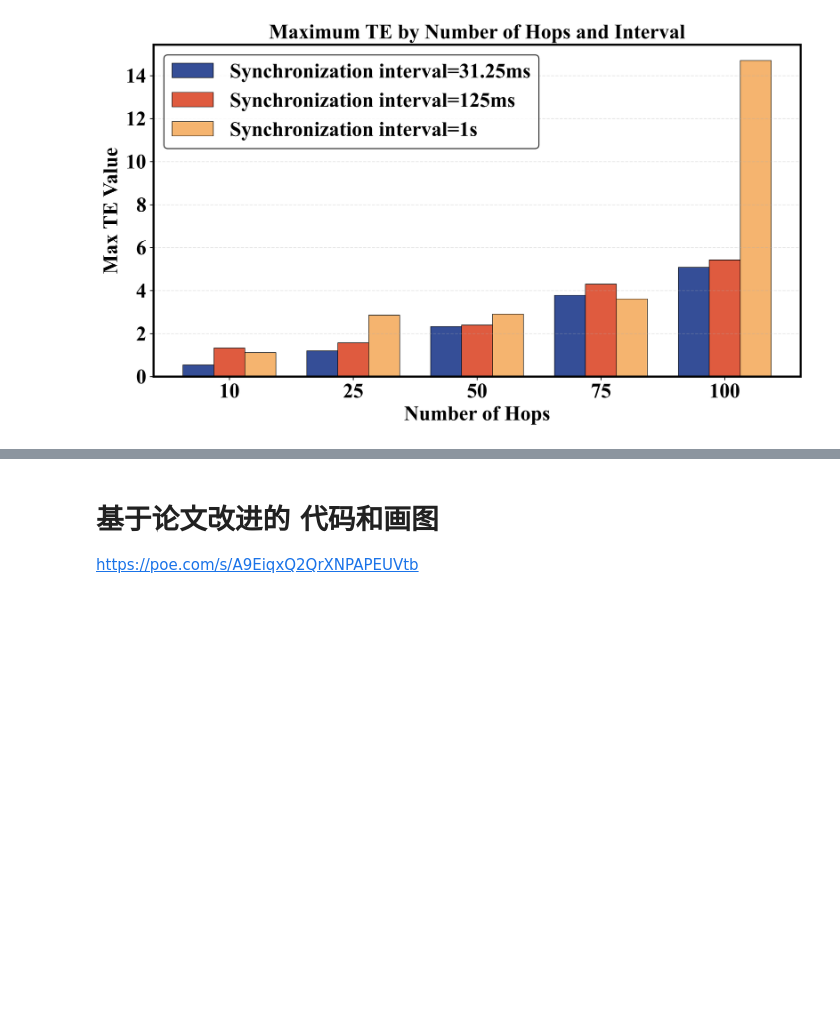
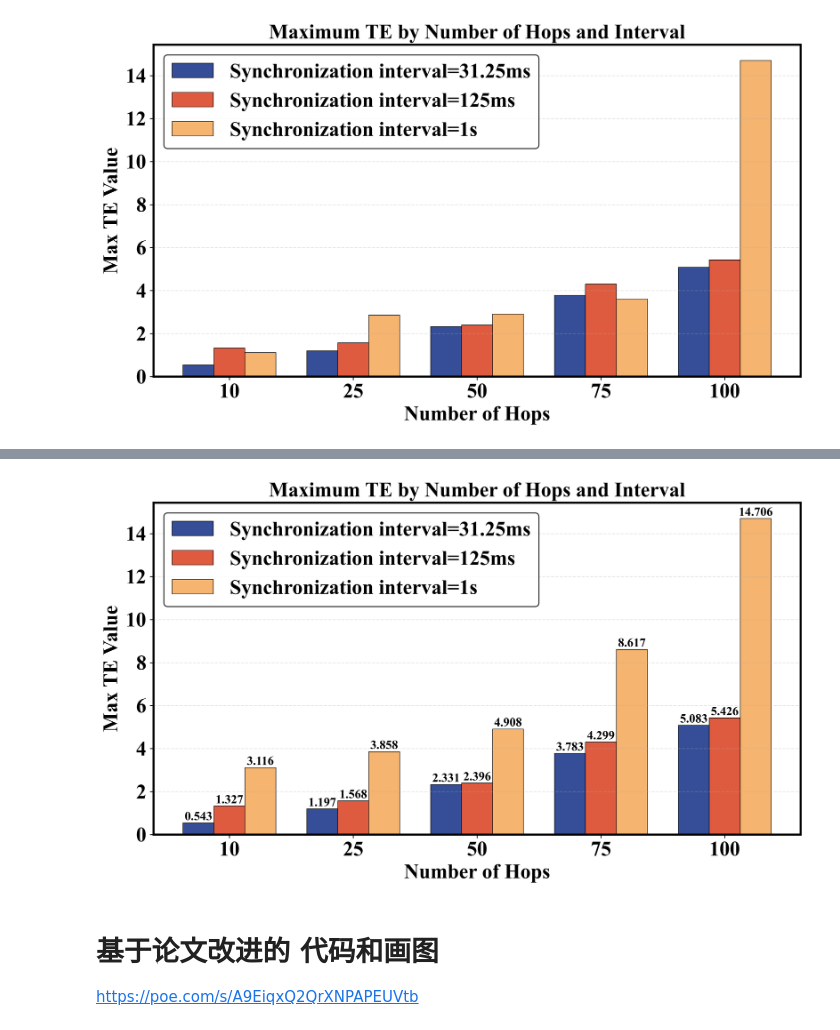
Before and after one commit to mag1cfox/pj_gptp_simulation, a Jupyter notebook: FIG_MaxTE/Fig_MaxTE_20250413.ipynb, the cells around one changed output, grey strips where cells are left out. Drawn from its saved outputs; the diff is of its cells as text; code cells hidden in the pictures; blank space fills up the shorter version.

```diff
--- a/FIG_MaxTE/Fig_MaxTE_20250413.ipynb
+++ b/FIG_MaxTE/Fig_MaxTE_20250413.ipynb
@@ -87,3 +87,96 @@ plt.show()
 # %% [output]
 图表已保存至: output_image\maxTE_bar_chart.png
 [figure]
+# %%
+"""
+**************************************
+*  @Author  ：   mag1cfox
+*  @Time    ：   2025/4/9 21:54
+*  @Project :   pj_gptp_simulation
+*  @Description :   Description
+*  @FileName:   tiaoxingtu_20250409V1.py
+**************************************
+"""
+
+import pandas as pd
+import matplotlib.pyplot as plt
+import numpy as np
+import os
+
+# 设置CSV文件路径（请修改为您的实际路径）
+csv_path = r"input_data\maxTE_old.csv"  # 可以是相对路径或绝对路径
+
+# 检查文件是否存在
+if not os.path.exists(csv_path):
+    raise FileNotFoundError(f"CSV文件未找到，请检查路径: {csv_path}")
+
+# 从CSV文件读取数据
+try:
+    df = pd.read_csv(csv_path)
+except Exception as e:
+    raise ValueError(f"读取CSV文件失败: {str(e)}")
+
+# 检查数据格式是否正确
+required_columns = ['hops', 'Synchronization interval=31.25ms', 'Synchronization interval=125ms', 'Synchronization interval=1s']
+if not all(col in df.columns for col in required_columns):
+    raise ValueError("CSV文件列名不符合要求，请确保包含: hops, interval=31.25ms, interval=125ms, interval=1s")
+
+# 使用您提供的配色方案 [053,078,151], [223,091,063], [245,180,111]
+# 将RGB转换为十六进制颜色码
+colors = ['#354e97', '#df5b3f', '#f5b46f']  # 对应RGB(53,78,151), (223,91,63), (245,180,111)
+
+# 设置全局字体为Times New Roman
+plt.rcParams['font.family'] = 'Times New Roman'  # 全局字体设置
+plt.rcParams['mathtext.fontset'] = 'custom'  # 如果需要数学公式也使用Times New Roman
+plt.rcParams['mathtext.rm'] = 'Times New Roman'  # 数学公式常规字体
+plt.rcParams['mathtext.it'] = 'Times New Roman:italic'  # 数学公式斜体
+plt.rcParams['mathtext.bf'] = 'Times New Roman:bold'  # 数学公式粗体
+
+# 创建图表
+plt.figure(figsize=(10, 6), dpi=600)
+
+# 设置学术风格
+plt.rcParams['font.family'] = 'serif'
+plt.rcParams['font.serif'] = ['Times New Roman']
+
+# 条形图参数
+bar_width = 0.25
+x = np.arange(len(df['hops']))
+
+# 绘制条形图
+for i, col in enumerate(df.columns[1:]):  # 跳过第一列'hops'
+    bars = plt.bar(x + i*bar_width, df[col], width=bar_width,
+            color=colors[i], edgecolor='black', linewidth=0.5,
+            label=col)
+
+    # 在每个条形上方添加数值标签
+    for bar in bars:
+        height = bar.get_height()
+        plt.text(bar.get_x() + bar.get_width()/2., height + 0.01,
+                 f'{height:.3f}',  # 保留3位小数
+                 ha='center', va='bottom',
+                 fontsize=12)  # 可以调整字体大小
+
+# 添加图表元素
+plt.xlabel('Number of Hops', fontsize=20, fontweight='bold')
+plt.ylabel('Max TE Value', fontsize=20, fontweight='bold')
+plt.title('Maximum TE by Number of Hops and Interval', fontsize=20, fontweight='bold')
+plt.xticks(x + bar_width, df['hops'], fontsize=20)
+plt.yticks(fontsize=20)
+
+# 添加图例和网格
+plt.legend(fontsize=20, frameon=True, shadow=False, edgecolor='black')
+plt.grid(axis='y', linestyle='--', alpha=0.3)
+
+# 调整布局并显示
+plt.tight_layout()
+
+# 保存图表（取消注释以保存）
+output_dir = "output_image"
+os.makedirs(output_dir, exist_ok=True)  # 创建输出目录
+output_path = os.path.join(output_dir, r"maxTE_bar_chart.png")
+plt.savefig(output_path, dpi=300, bbox_inches='tight')
+print(f"图表已保存至: {output_path}")
+
+plt.show()
+# %% [output]
@@ -90,3 +184,4 @@ plt.show()
+[figure, added]
 # %% [markdown]
 # 基于论文改进的 代码和画图
 
```
Also changed, not shown: parts of 2 cells of this notebook, 4 other files.
